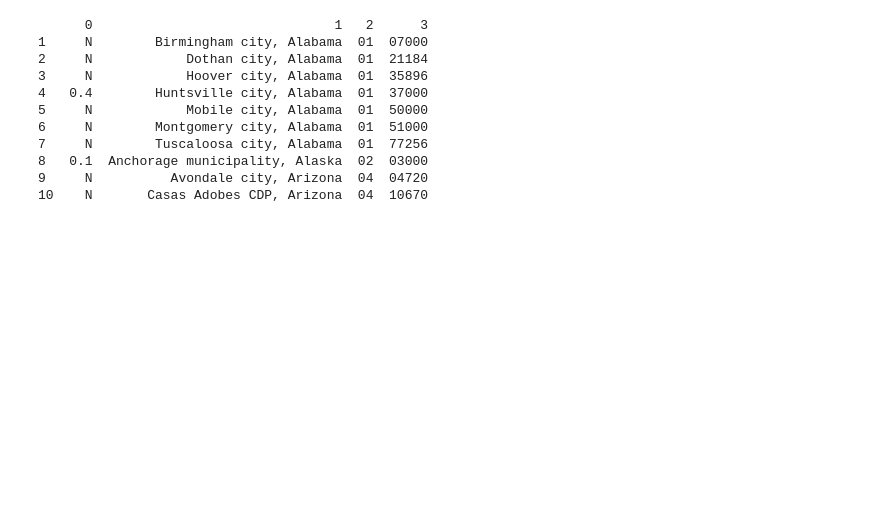
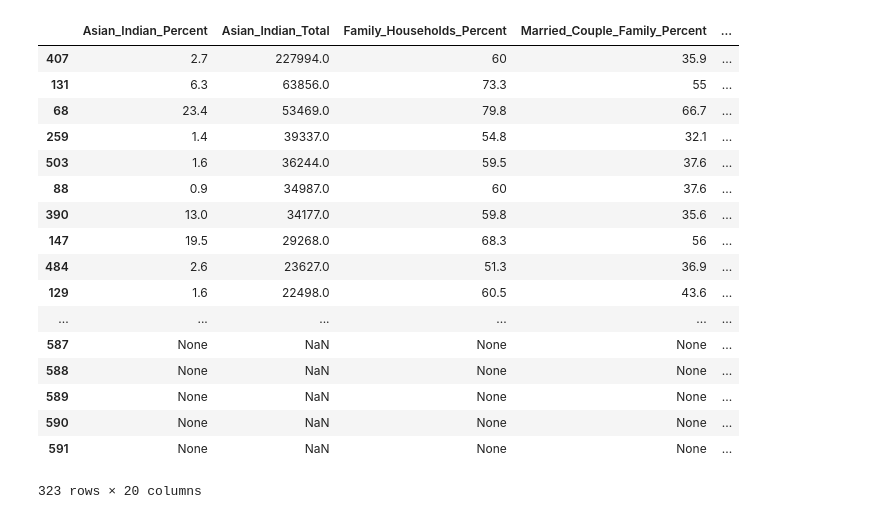
Before and after one commit to dmuralik/datascience, a Jupyter notebook: projects/misc/USCensus.ipynb, the cells around one changed output. Saved outputs shown, nothing was run; the diff lists cells and outputs as text; code cells hidden in the pictures; blank space fills up the shorter version.

```diff
--- a/projects/misc/USCensus.ipynb
+++ b/projects/misc/USCensus.ipynb
@@ -1,41 +1,68 @@
 # %%
 import requests
 import pandas as pd
 import folium
 from geopy.geocoders import Nominatim
 import numpy as np
 
-sourceUrl = 'http://api.census.gov/data/2014/acs1/profile?get=DP05_0040PM,NAME&for=place:*&key=a378aa61805ec039a0753ea7c31bdde4514f72e9'
+sourceUrl = 'http://api.census.gov/data/2014/acs1/profile?get=DP05_0040PE,DP05_0040E,DP02_0002PE,DP02_0004PE,DP02_0006PE,DP02_0007PE,\
+DP02_0086PE,DP02_0092PE,DP02_0112PE,DP03_0021PE,DP03_0024PE,DP03_0028PE,\
+DP03_0087E,DP03_0088E,DP04_0132E,DP05_0033PE,DP05_0056PE,NAME&for=place:*&key=a378aa61805ec039a0753ea7c31bdde4514f72e9'
 response = requests.get(sourceUrl)
 df = pd.DataFrame(response.json())
 df = df[1:]
-print(df[:10])
 demo = pd.DataFrame()
-demo['percent'] = df[df[0] != 'N'][0]
-demo['location'] = df[df[0] != 'N'][1]
+demo['Asian_Indian_Percent'] = df[df[0] != 'N'][0]
+demo['Asian_Indian_Total'] = df[df[0] != 'N'][1]
+demo['Asian_Indian_Total'] = pd.to_numeric(demo['Asian_Indian_Total'], errors='coerce')
+demo['Family_Households_Percent'] = df[df[0] != 'N'][2]
+demo['Married_Couple_Family_Percent'] = df[df[0] != 'N'][3]
+demo['Householder_Male_No_Wife_Percent'] = df[df[0] != 'N'][4]
+demo['Householder_Male_No_Wife_Children_Under18_Percent'] = df[df[0] != 'N'][5]
+demo['Total_Population'] = df[df[0] != 'N'][6]
+demo['Foreign_Born_Percent'] = df[df[0] != 'N'][7]
+demo['Language_NonEnglish_Percent'] = df[df[0] != 'N'][8]
+demo['Commute_Public_Transport_Percent'] = df[df[0] != 'N'][9]
+demo['Commute_WorkedAtHome_Percent'] = df[df[0] != 'N'][10]
+demo['Occupation_Service_Percent'] = df[df[0] != 'N'][11]
+demo['Income_Family_Average'] = df[df[0] != 'N'][12]
+demo['Income_Family_Percapita'] = df[df[0] != 'N'][13]
+demo['Rent_Median'] = df[df[0] != 'N'][14]
+demo['Race_Black_Or_African_American'] = df[df[0] != 'N'][15]
+demo['Race_White_And_Asian'] = df[df[0] != 'N'][16]
+demo['location'] = df[df[0] != 'N'][17]
 demo['city'] = demo['location'].str.split(',').str.get(0)
 demo['state'] = demo['location'].str.split(',').str.get(1)
-bypercent = demo.sort_values(by = 'percent', ascending = False)[:100]
+#bypercent = demo.sort_values(by = 'percent', ascending = False)[:100]
+asianindiansorted = demo.sort_values(by = 'Asian_Indian_Total', ascending = False)
+asianindiansorted
+#asianindiansorted.ix[:,'Commute_Public_Transport_Percent':]
+#sourceUrl = 'http://api.census.gov/data/2014/acs5?get=NAME,B01001_001E&for=state:*&key=a378aa61805ec039a0753ea7c31bdde4514f72e9'
+#response = requests.get(sourceUrl)
+#df = pd.DataFrame(response.json())
+#df = df[1:]
+#population = []
+#for index,row in bypercent.iterrows():
+    #state = np.asarray(df[df[0] == str(row['state']).strip()][1])
+    #population.append(state[0] if state.size > 0 else None)
 
-sourceUrl = 'http://api.census.gov/data/2014/acs5?get=NAME,B01001_001E&for=state:*&key=a378aa61805ec039a0753ea7c31bdde4514f72e9'
-response = requests.get(sourceUrl)
-df = pd.DataFrame(response.json())
-df = df[1:]
-population = []
-for index,row in bypercent.iterrows():
-    state = np.asarray(df[df[0] == str(row['state']).strip()][1])
-    population.append(state[0] if state.size > 0 else None)
-
-bypercent['state population'] = population
+#bypercent['state population'] = population
 # %% [output]
+|  | Asian_Indian_Percent | Asian_Indian_Total | Family_Households_Percent | Married_Couple_Family_Percent | ... |
+| 407 | 2.7 | 227994.0 | 60 | 35.9 | ... |
+| 131 | 6.3 | 63856.0 | 73.3 | 55 | ... |
+| 68 | 23.4 | 53469.0 | 79.8 | 66.7 | ... |
+| 259 | 1.4 | 39337.0 | 54.8 | 32.1 | ... |
+| 503 | 1.6 | 36244.0 | 59.5 | 37.6 | ... |
+| 88 | 0.9 | 34987.0 | 60 | 37.6 | ... |
+| 390 | 13.0 | 34177.0 | 59.8 | 35.6 | ... |
+| 147 | 19.5 | 29268.0 | 68.3 | 56 | ... |
+| 484 | 2.6 | 23627.0 | 51.3 | 36.9 | ... |
+| 129 | 1.6 | 22498.0 | 60.5 | 43.6 | ... |
+| ... | ... | ... | ... | ... | ... |
+| 587 | None | NaN | None | None | ... |
+| 588 | None | NaN | None | None | ... |
+| 589 | None | NaN | None | None | ... |
+| 590 | None | NaN | None | None | ... |
+| 591 | None | NaN | None | None | ... |
-      0                               1   2      3
-1     N        Birmingham city, Alabama  01  07000
-2     N            Dothan city, Alabama  01  21184
-3     N            Hoover city, Alabama  01  35896
-4   0.4        Huntsville city, Alabama  01  37000
-5     N            Mobile city, Alabama  01  50000
-6     N        Montgomery city, Alabama  01  51000
-7     N        Tuscaloosa city, Alabama  01  77256
-8   0.1  Anchorage municipality, Alaska  02  03000
-9     N          Avondale city, Arizona  04  04720
-10    N       Casas Adobes CDP, Arizona  04  10670
+323 rows × 20 columns
```
